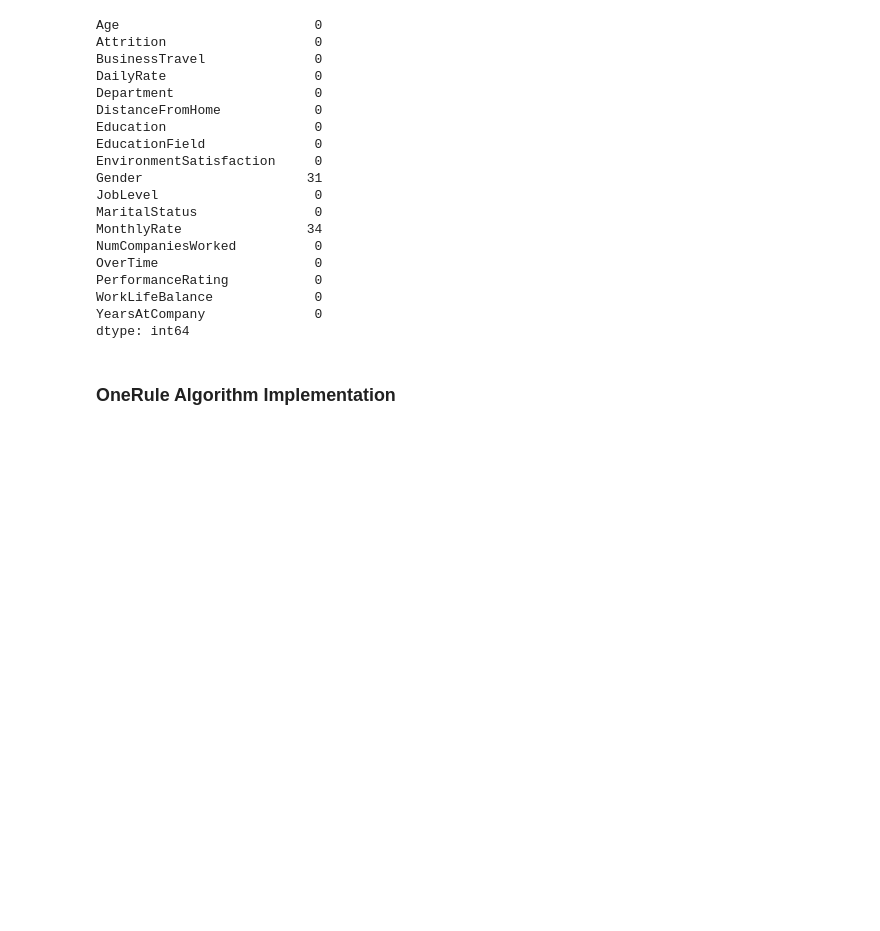
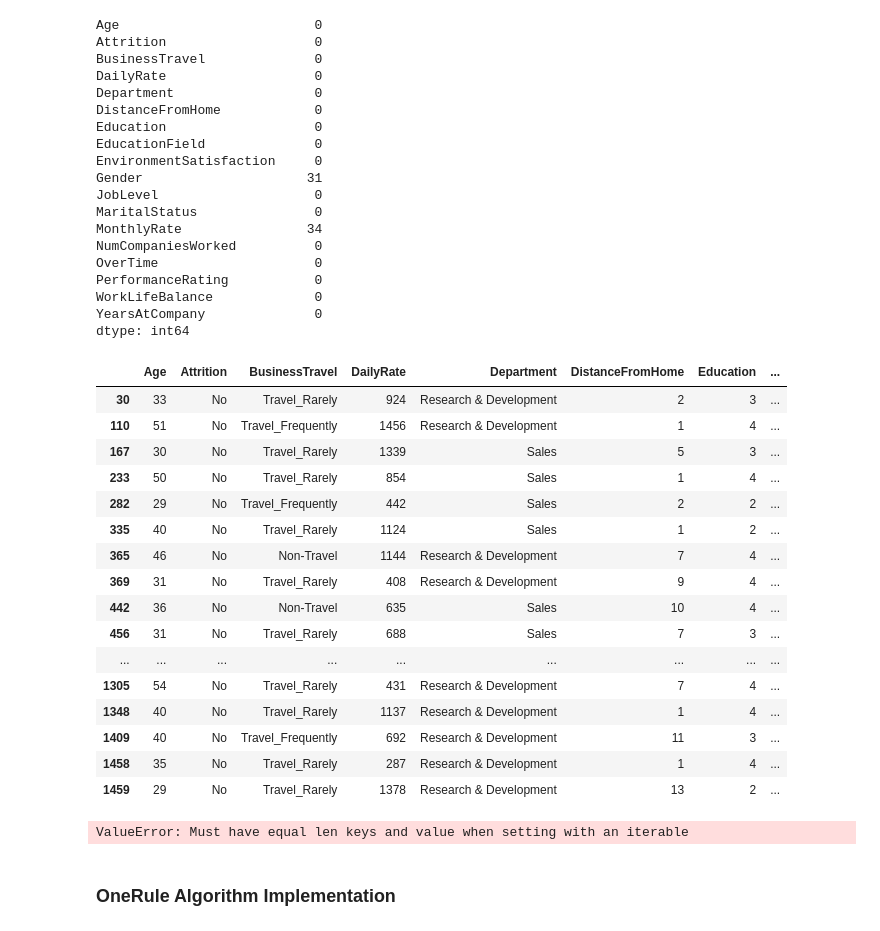
Before and after one commit to SM2A/Machine_Learning_Course_Project, a Jupyter notebook: HW-1/Report.ipynb, the cells around one changed output. Cells and saved outputs as stored; diff of their text form; code cells hidden in the pictures; blank space fills up the shorter version.

```diff
--- a/HW-1/Report.ipynb
+++ b/HW-1/Report.ipynb
@@ -81,3 +78,36 @@ PerformanceRating           0
 WorkLifeBalance             0
 YearsAtCompany              0
 dtype: int64
+# %%
+employee_data.loc[employee_data['Gender'].isnull()]
+# %% [output]
+|  | Age | Attrition | BusinessTravel | DailyRate | Department | DistanceFromHome | Education | ... |
+| 30 | 33 | No | Travel_Rarely | 924 | Research & Development | 2 | 3 | ... |
+| 110 | 51 | No | Travel_Frequently | 1456 | Research & Development | 1 | 4 | ... |
+| 167 | 30 | No | Travel_Rarely | 1339 | Sales | 5 | 3 | ... |
+| 233 | 50 | No | Travel_Rarely | 854 | Sales | 1 | 4 | ... |
+| 282 | 29 | No | Travel_Frequently | 442 | Sales | 2 | 2 | ... |
+| 335 | 40 | No | Travel_Rarely | 1124 | Sales | 1 | 2 | ... |
+| 365 | 46 | No | Non-Travel | 1144 | Research & Development | 7 | 4 | ... |
+| 369 | 31 | No | Travel_Rarely | 408 | Research & Development | 9 | 4 | ... |
+| 442 | 36 | No | Non-Travel | 635 | Sales | 10 | 4 | ... |
+| 456 | 31 | No | Travel_Rarely | 688 | Sales | 7 | 3 | ... |
+| ... | ... | ... | ... | ... | ... | ... | ... | ... |
+| 1305 | 54 | No | Travel_Rarely | 431 | Research & Development | 7 | 4 | ... |
+| 1348 | 40 | No | Travel_Rarely | 1137 | Research & Development | 1 | 4 | ... |
+| 1409 | 40 | No | Travel_Frequently | 692 | Research & Development | 11 | 3 | ... |
+| 1458 | 35 | No | Travel_Rarely | 287 | Research & Development | 1 | 4 | ... |
+| 1459 | 29 | No | Travel_Rarely | 1378 | Research & Development | 13 | 2 | ... |
+# %%
+# employee_data.loc[employee_data['Gender'].isnull()]['Gender'].interpolate(method='nearest')
+# employee_data.loc[employee_data['Gender'].isnull()]['Gender']
+
+
+employee_data[employee_data['Gender'].isnull()] = employee_data[employee_data['Gender'].isnull()]['Gender'].interpolate(method='nearest')
+# employee_data.loc[employee_data['Gender'].isnull()]
+
+# len(employee_data[employee_data['Gender'].isnull()]['Gender'].interpolate(method='nearest'))
+# employee_data.loc[employee_data['Gender'].isnull()]['Gender']
+len(employee_data[employee_data['Gender'].isnull()])
+# %% [output]
+ValueError: Must have equal len keys and value when setting with an iterable
```
Also changed, not shown: parts of 10 cells of this notebook.
